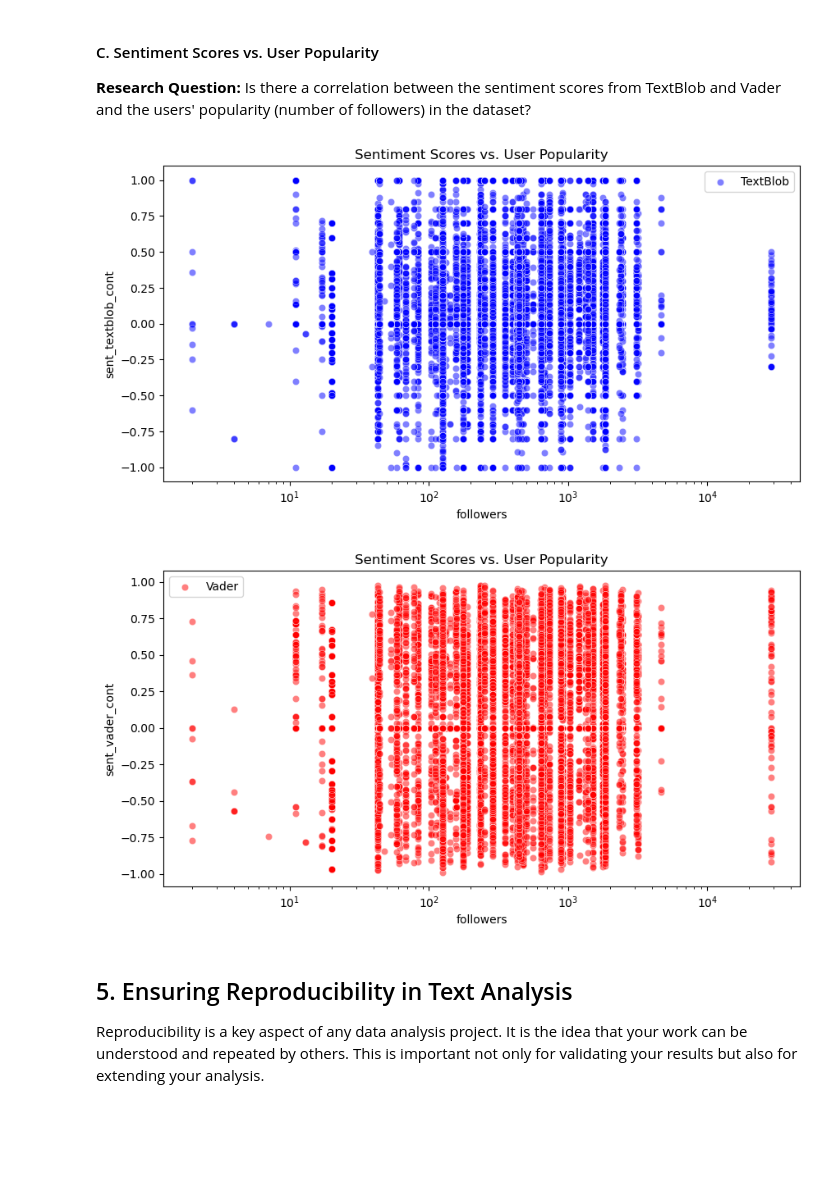
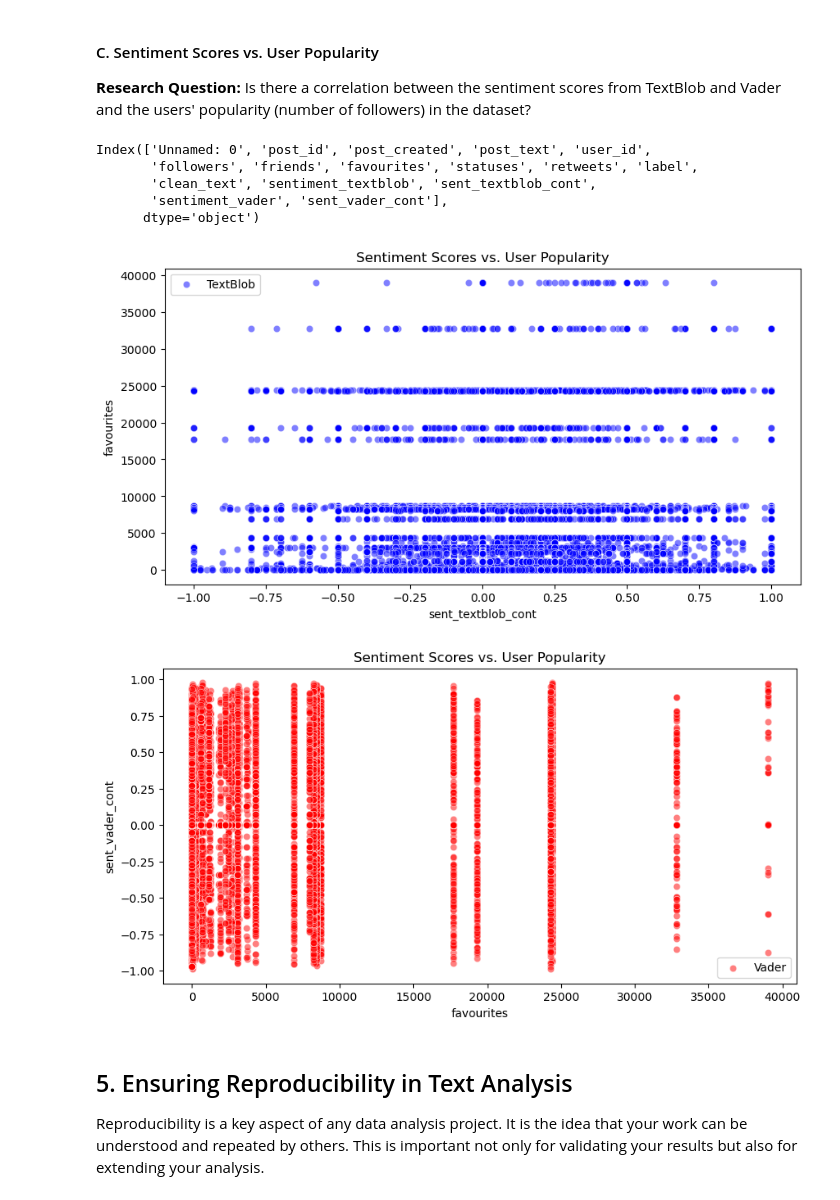
Before and after one commit to yibeichan/COMM160DS, a Jupyter notebook: week_7/lecture_part1.ipynb, the cells around one changed output. Saved outputs shown, nothing was run; the diff lists cells and outputs as text; code cells hidden in the pictures; blank space fills up the shorter version.

```diff
--- a/week_7/lecture_part1.ipynb
+++ b/week_7/lecture_part1.ipynb
@@ -124,7 +129,7 @@ df.head()
 def clean_text(text):
     text = re.sub(r'http\S+|www\S+|https\S+', '', text, flags=re.MULTILINE)  # remove URLs
     text = re.sub(r'@\w+', '', text)  # remove mentions
-    text = re.sub(r'#\w+', '', text) # remove hashtag
+    text = re.sub(r'#', '', text) # remove hashtag
     text = re.sub(r'\s+', ' ', text)  # remove extra spaces
     return text.strip()
 
@@ -134,6 +147,9 @@ df['clean_text'] = df['post_text'].apply(clean_text)
 # %%
 # Define a function for sentiment analysis using TextBlob
 def get_sentiment_textblob(text):
+    """
+    this function takes text as the input and calculates the sentiment score of this given text.
+    """
     sentiment = TextBlob(text).sentiment.polarity
     if sentiment > 0:
         return "Positive"
@@ -161,12 +177,3 @@ def get_sentiment_vader(text):
 def get_sent_vader_cont(text):
     sia = SentimentIntensityAnalyzer()
     return sia.polarity_scores(text)['compound']
-
-# Apply sentiment analysis functions
-df['sentiment_textblob'] = df['clean_text'].apply(get_sentiment_textblob)
-df['sent_textblob_cont'] = df['clean_text'].apply(get_sent_textblob_cont)
-df['sentiment_vader'] = df['clean_text'].apply(get_sentiment_vader)
-df['sent_vader_cont'] = df['clean_text'].apply(get_sent_vader_cont)
-
-# Display the first 5 rows
-df.head()
@@ -214,26 +318,34 @@ plt.show()
 #### C. Sentiment Scores vs. User Popularity
 
 **Research Question:** Is there a correlation between the sentiment scores from TextBlob and Vader and the users' popularity (number of followers) in the dataset?
+# %%
+df.columns
+# %% [output]
+Index(['Unnamed: 0', 'post_id', 'post_created', 'post_text', 'user_id',
+       'followers', 'friends', 'favourites', 'statuses', 'retweets', 'label',
+       'clean_text', 'sentiment_textblob', 'sent_textblob_cont',
+       'sentiment_vader', 'sent_vader_cont'],
+      dtype='object')
 # %%
 plt.figure(figsize=(10, 5))
-sns.scatterplot(x="followers", y="sent_textblob_cont", data=df, label="TextBlob", color='blue', alpha=0.5)
+sns.scatterplot(x="sent_textblob_cont", y="favourites", data=df, label="TextBlob", color='blue', alpha=0.5)
 # sns.scatterplot(x="followers", y="sent_vader_cont", data=df, label="Vader", color='red', alpha=0.5)
-plt.xscale('log')  # Log scale for better visualization if followers vary widely
+# plt.xscale('log')  # Log scale for better visualization if followers vary widely
 plt.legend()
 plt.title('Sentiment Scores vs. User Popularity')
 plt.show()
 # %% [output]
-[figure, old version]
+[figure, new version]
 # %%
 plt.figure(figsize=(10, 5))
 # sns.scatterplot(x="followers", y="sent_textblob_cont", data=df, label="TextBlob", color='blue', alpha=0.5)
-sns.scatterplot(x="followers", y="sent_vader_cont", data=df, label="Vader", color='red', alpha=0.5)
-plt.xscale('log')  # Log scale for better visualization if followers vary widely
+sns.scatterplot(x="favourites", y="sent_vader_cont", data=df, label="Vader", color='red', alpha=0.5)
+# plt.xscale('log')  # Log scale for better visualization if followers vary widely
 plt.legend()
 plt.title('Sentiment Scores vs. User Popularity')
 plt.show()
 # %% [output]
-[figure, old version]
+[figure, new version]
 # %% [markdown]
 ## 5. Ensuring Reproducibility in Text Analysis
 
```
Also changed, not shown: parts of 12 cells of this notebook.
